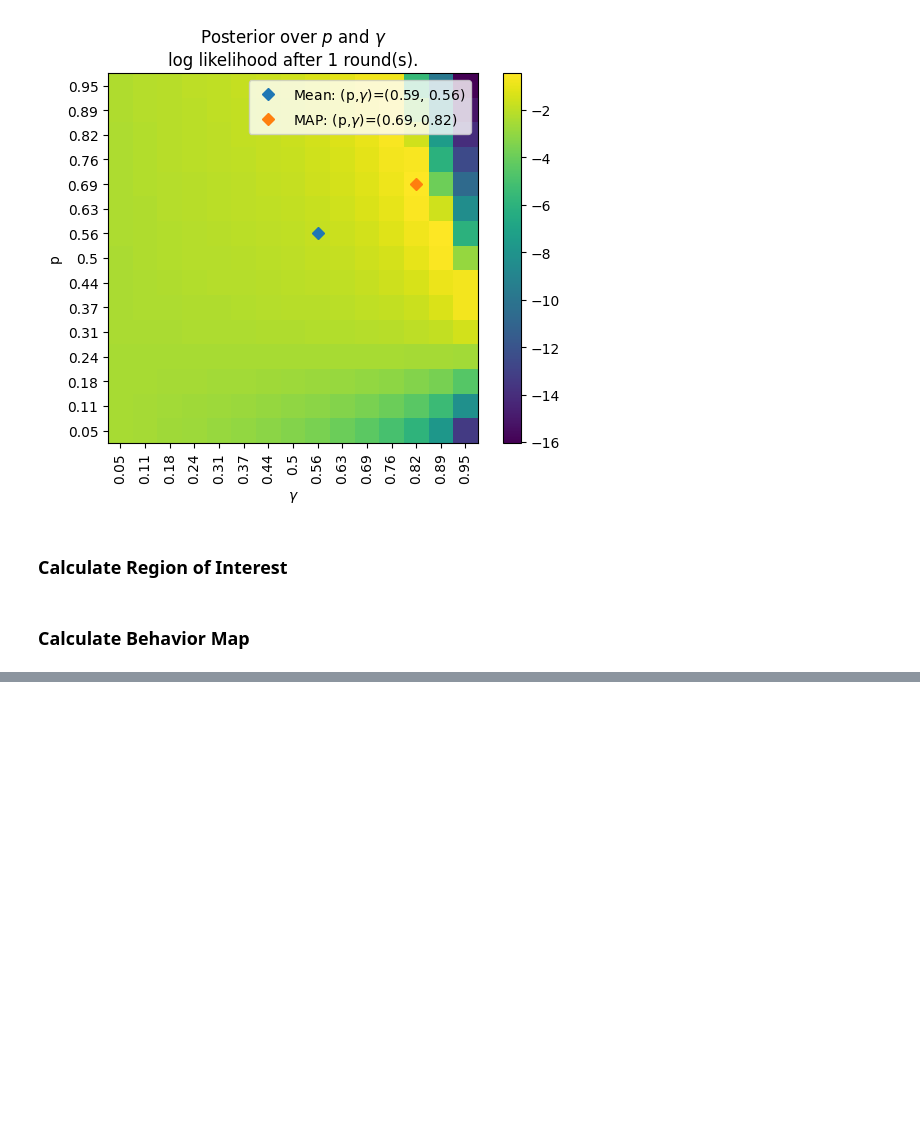
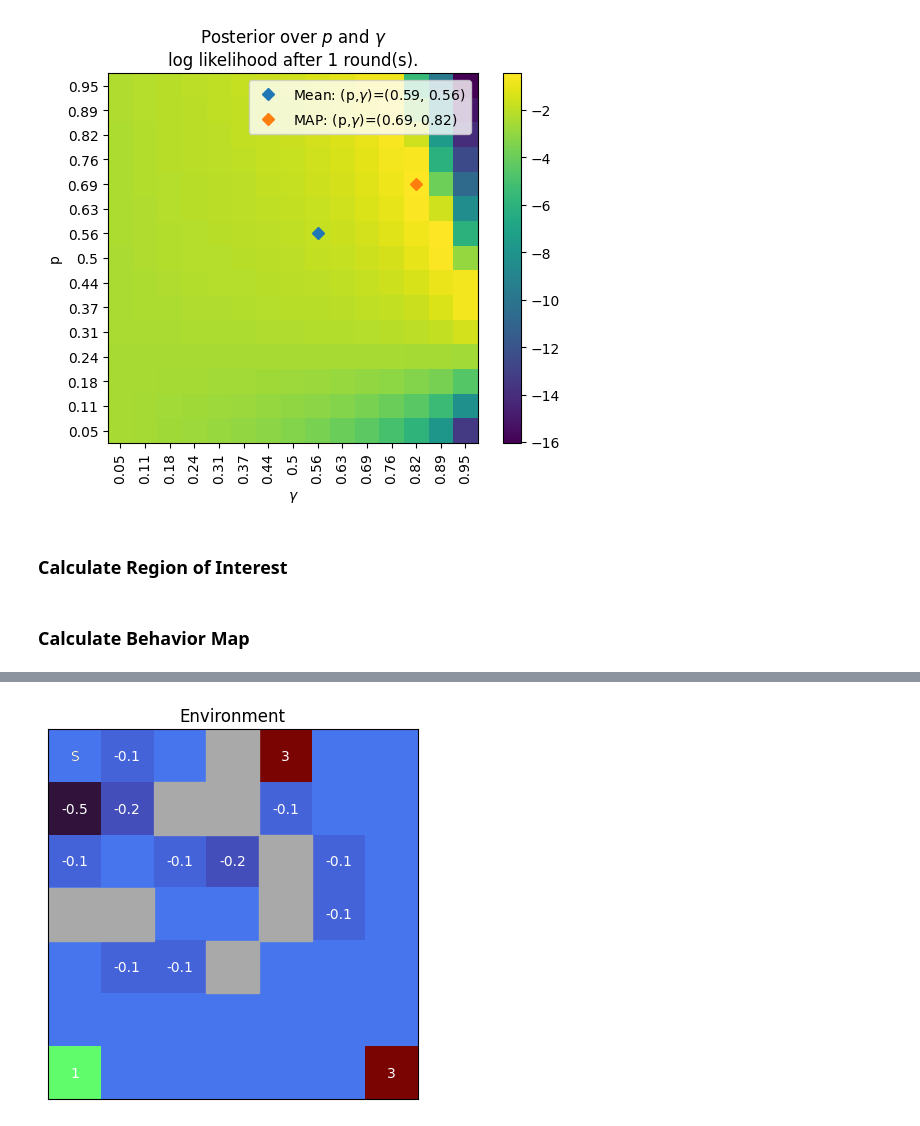
Before and after one commit to ankile/irl-environment-design, a Jupyter notebook: notebooks/03_pn_bm_search.ipynb, the cells around one changed output, grey strips where cells are left out. Cells and saved outputs as stored; diff of their text form; code cells hidden in the pictures; blank space fills up the shorter version.

```diff
--- a/notebooks/03_pn_bm_search.ipynb
+++ b/notebooks/03_pn_bm_search.ipynb
@@ -449,0 +461,4 @@ Rejected Environment.
+# %%
+plot_environment(agnostics_bm.perturbed_environments["iteration_16"].R_true.reshape(N,M), agnostics_bm.perturbed_environments["iteration_16"].wall_states)
+# %% [output]
+[figure, added]
```
Also changed, not shown: parts of 5 cells of this notebook, 6 other files.
